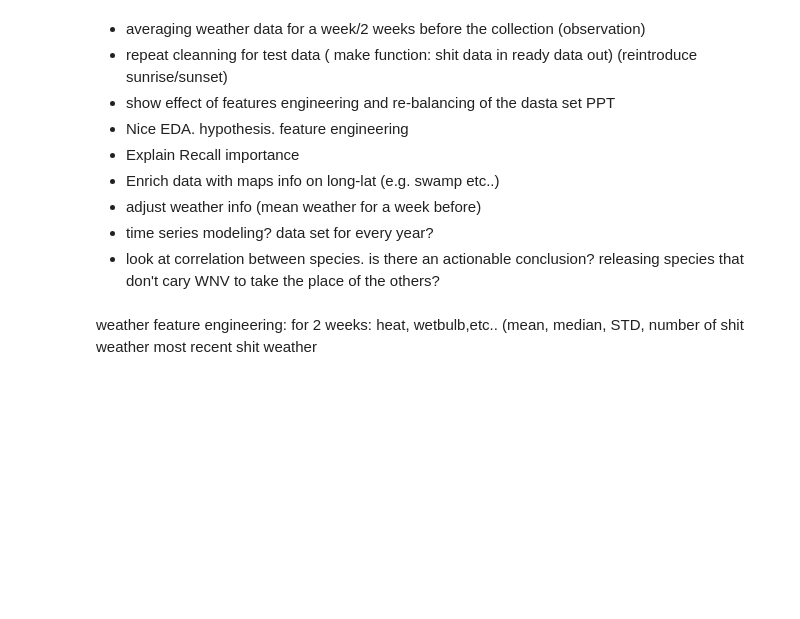
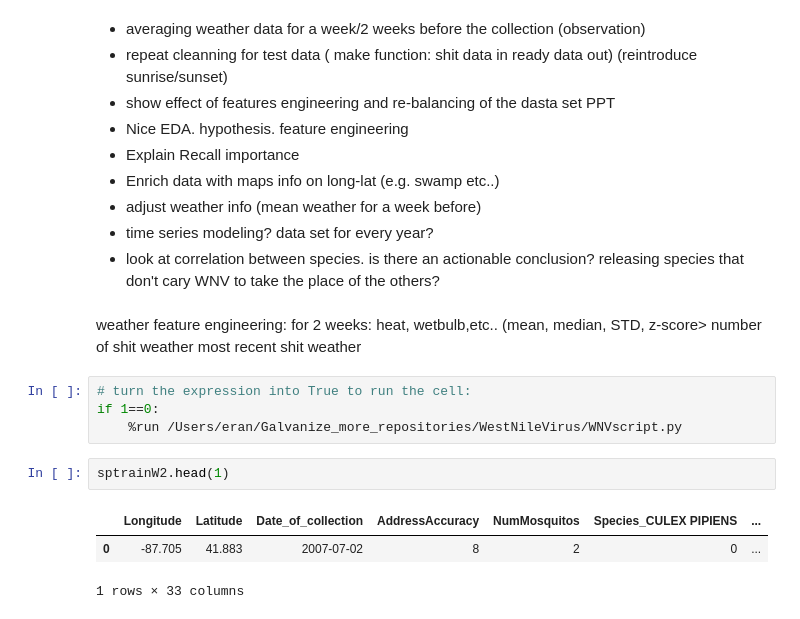
Before and after one commit to Erolino/WestNileVirus_Detection, a Jupyter notebook: WestNileVirus_Detection.ipynb, the cells around one changed output. Drawn from its saved outputs; the diff is of its cells as text; blank space fills up the shorter version.

```diff
--- a/WestNileVirus_Detection.ipynb
+++ b/WestNileVirus_Detection.ipynb
@@ -1893,6 +1889,16 @@ PPT
 # %% [markdown]
 weather feature engineering:
 for 2 weeks:
-heat, wetbulb,etc.. (mean, median, STD,
+heat, wetbulb,etc.. (mean, median, STD, z-score>
 number of shit weather
 most recent shit weather
+# %%
+# turn the expression into True to run the cell:
+if 1==0:
+    %run /Users/eran/Galvanize_more_repositories/WestNileVirus/WNVscript.py
+# %%
+sptrainW2.head(1)
+# %% [output]
+|  | Longitude | Latitude | Date_of_collection | AddressAccuracy | NumMosquitos | Species_CULEX PIPIENS | ... |
+| 0 | -87.705 | 41.883 | 2007-07-02 | 8 | 2 | 0 | ... |
+1 rows × 33 columns
```
Also changed, not shown: parts of 14 cells of this notebook, 1 other file.
